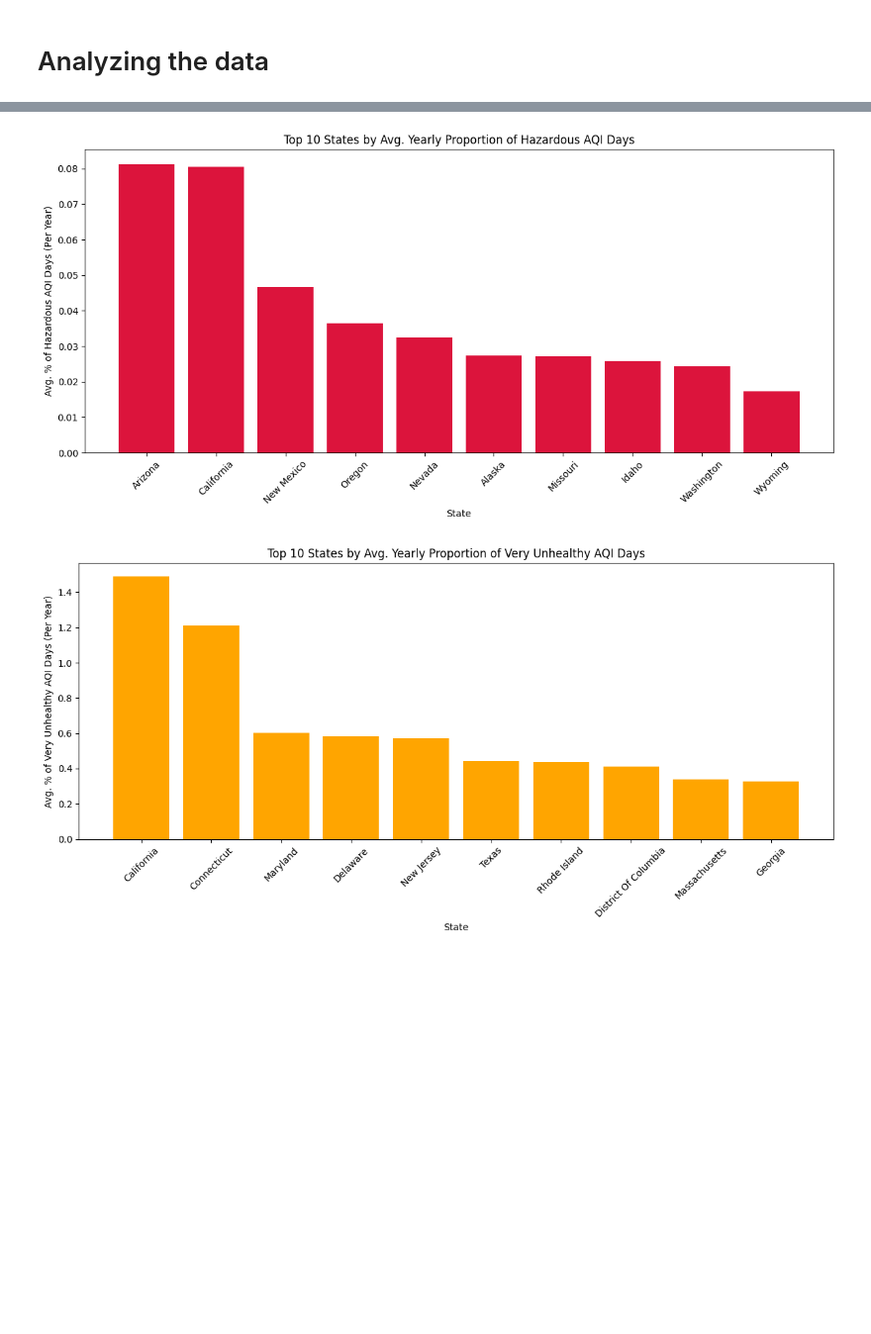
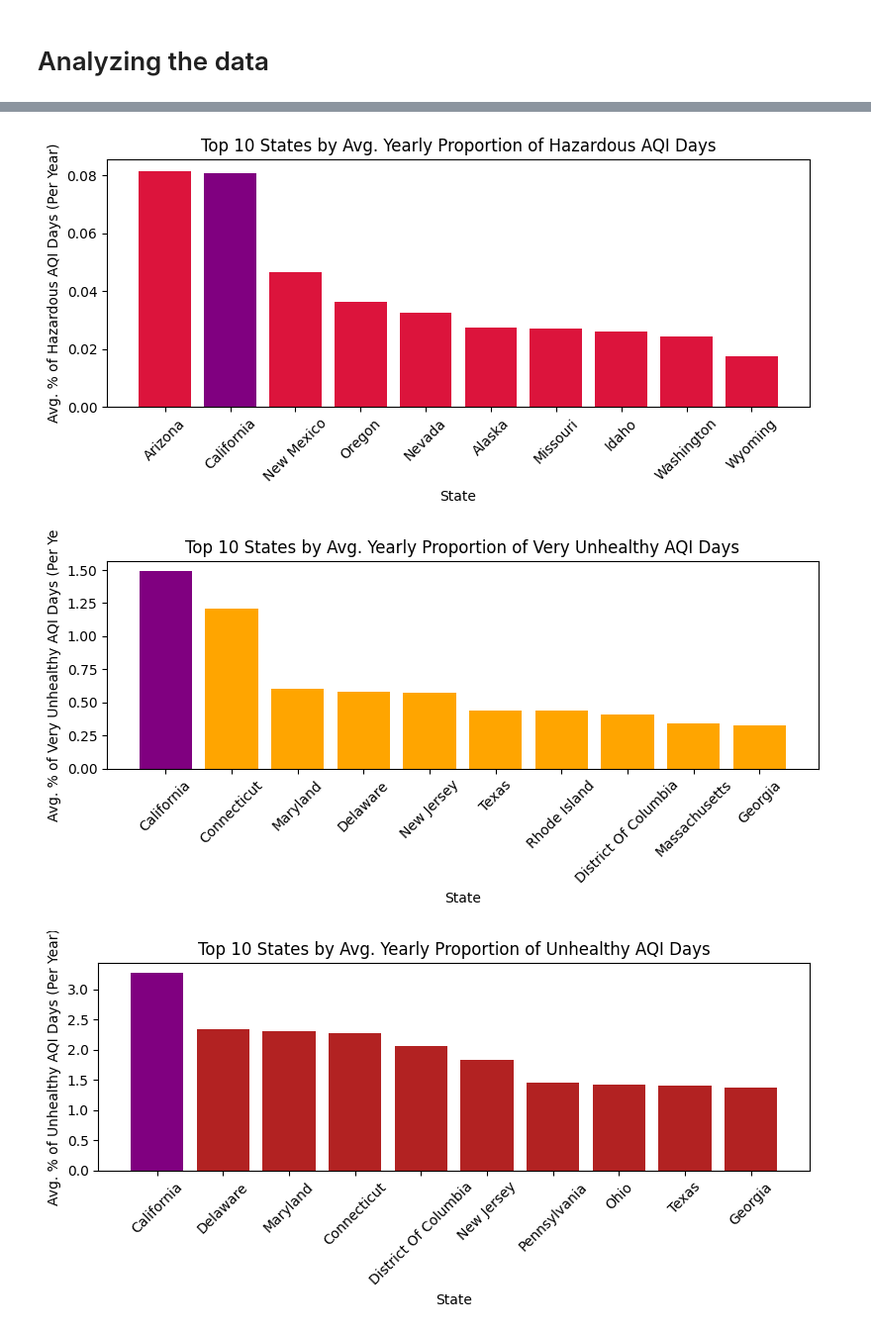
Before and after one commit to ivanrff/AQI-by-EPA, a Jupyter notebook: US_EPA_AQI.ipynb, the cells around one changed output, grey strips where cells are left out. Shown at 99% size. Drawn from its saved outputs; the diff is of its cells as text; code cells hidden in the pictures; blank space fills up the shorter version.

```diff
--- a/US_EPA_AQI.ipynb
+++ b/US_EPA_AQI.ipynb
@@ -147,39 +217,60 @@ aqi_df = aqi_df[aqi_df['State'] != 'Country Of Mexico'].copy() # dropping Mexico
 # %%
-# Step 2: Group by State and Year, calculate per-year proportions
+# Group by State and Year, calculate per-year proportions
 yearly = aqi_df.groupby(['State', 'Year']).apply(
     lambda x: pd.Series({
+        'Yearly Good Proportion': x['Good Days'].sum() / x['Days with AQI'].sum(),
+        'Yearly Moderate Proportion': x['Moderate Days'].sum() / x['Days with AQI'].sum(),
+        'Yearly Unhealthy for Sensitive Groups Proportion': x['Unhealthy for Sensitive Groups Days'].sum() / x['Days with AQI'].sum(),
+        'Yearly Unhealthy Proportion': x['Unhealthy Days'].sum() / x['Days with AQI'].sum(),
+        'Yearly Very Unhealthy Proportion': x['Very Unhealthy Days'].sum() / x['Days with AQI'].sum(),
         'Yearly Hazardous Proportion': x['Hazardous Days'].sum() / x['Days with AQI'].sum(),
-        'Yearly Very Unhealthy Proportion': x['Very Unhealthy Days'].sum() / x['Days with AQI'].sum()
+        'Total Days with AQI': x['Days with AQI'].sum()  # Optional, useful for reference
     }),
     include_groups=False
 ).reset_index()
 
-# Step 3: Now average across years per state
+# Average across years per state
 state_avg = yearly.groupby('State').mean().reset_index()
 
-# Step 4: Plot top 10 states by average yearly hazardous proportion
+# Plot top 10 states by average yearly hazardous proportion
 top10_hazardous = state_avg.sort_values(by='Yearly Hazardous Proportion', ascending=False).head(10)
 
-plt.figure(figsize=(12, 6))
-plt.bar(top10_hazardous['State'], top10_hazardous['Yearly Hazardous Proportion'] * 100, color='crimson')
+plt.figure(figsize=(8, 4))
+colors = ['purple' if state == 'California' else 'crimson' for state in top10_hazardous['State']]
+plt.bar(top10_hazardous['State'], top10_hazardous['Yearly Hazardous Proportion'] * 100, color=colors)
 plt.xlabel('State')
 plt.ylabel('Avg. % of Hazardous AQI Days (Per Year)')
 plt.title('Top 10 States by Avg. Yearly Proportion of Hazardous AQI Days')
 plt.xticks(rotation=45)
 plt.tight_layout()
 plt.show()
 
-# Top 10 states by avg. yearly Very Unhealthy proportion
+# Plot top 10 states by average yearly Very Unhealthy proportion
 top10_unhealthy = state_avg.sort_values(by='Yearly Very Unhealthy Proportion', ascending=False).head(10)
 
-plt.figure(figsize=(12, 6))
-plt.bar(top10_unhealthy['State'], top10_unhealthy['Yearly Very Unhealthy Proportion'] * 100, color='orange')
+plt.figure(figsize=(8, 4))
+colors = ['purple' if state == 'California' else 'orange' for state in top10_unhealthy['State']]
+plt.bar(top10_unhealthy['State'], top10_unhealthy['Yearly Very Unhealthy Proportion'] * 100, color=colors)
 plt.xlabel('State')
 plt.ylabel('Avg. % of Very Unhealthy AQI Days (Per Year)')
 plt.title('Top 10 States by Avg. Yearly Proportion of Very Unhealthy AQI Days')
 plt.xticks(rotation=45)
 plt.tight_layout()
 plt.show()
+
+# Plot top 10 states by average yearly Unhealthy proportion
+top10_unhealthy = state_avg.sort_values(by='Yearly Unhealthy Proportion', ascending=False).head(10)
+
+plt.figure(figsize=(8, 4))
+colors = ['purple' if state == 'California' else 'firebrick' for state in top10_unhealthy['State']]
+plt.bar(top10_unhealthy['State'], top10_unhealthy['Yearly Unhealthy Proportion'] * 100, color=colors)
+plt.xlabel('State')
+plt.ylabel('Avg. % of Unhealthy AQI Days (Per Year)')
+plt.title('Top 10 States by Avg. Yearly Proportion of Unhealthy AQI Days')
+plt.xticks(rotation=45)
+plt.tight_layout()
+plt.show()
 # %% [output]
-[figure, old version]
+[figure, new version]
-[figure, old version]
+[figure, new version]
+[figure, added]
```
Also changed, not shown: parts of 14 cells of this notebook.
